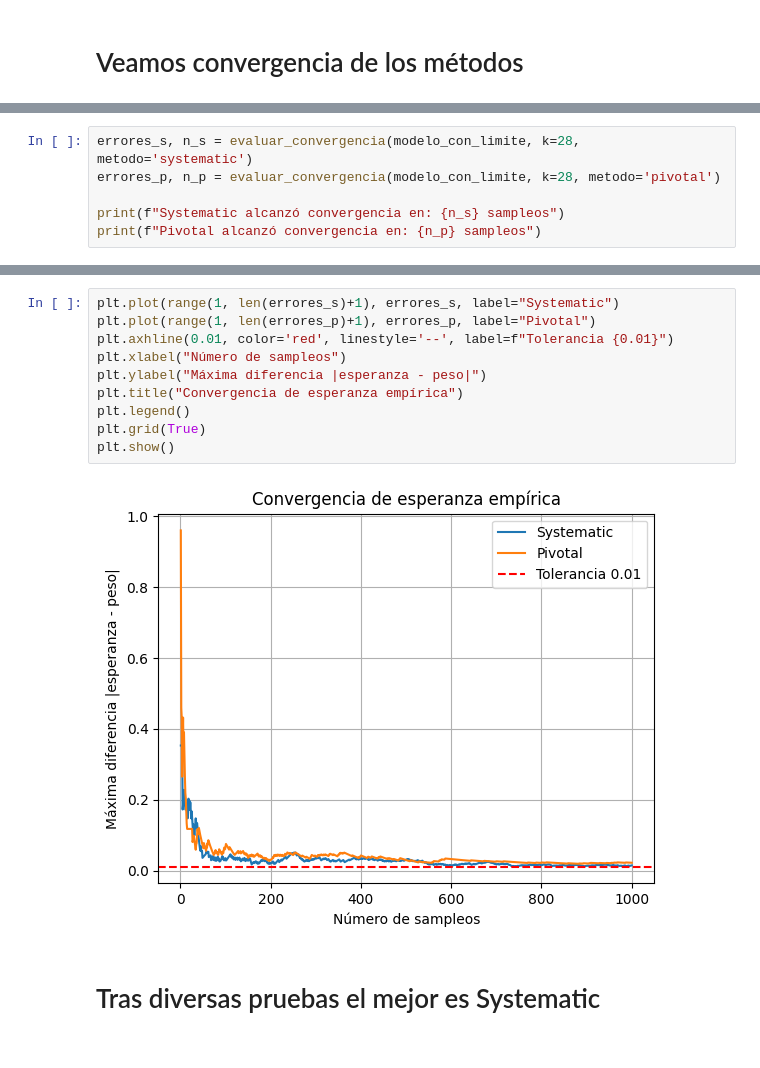
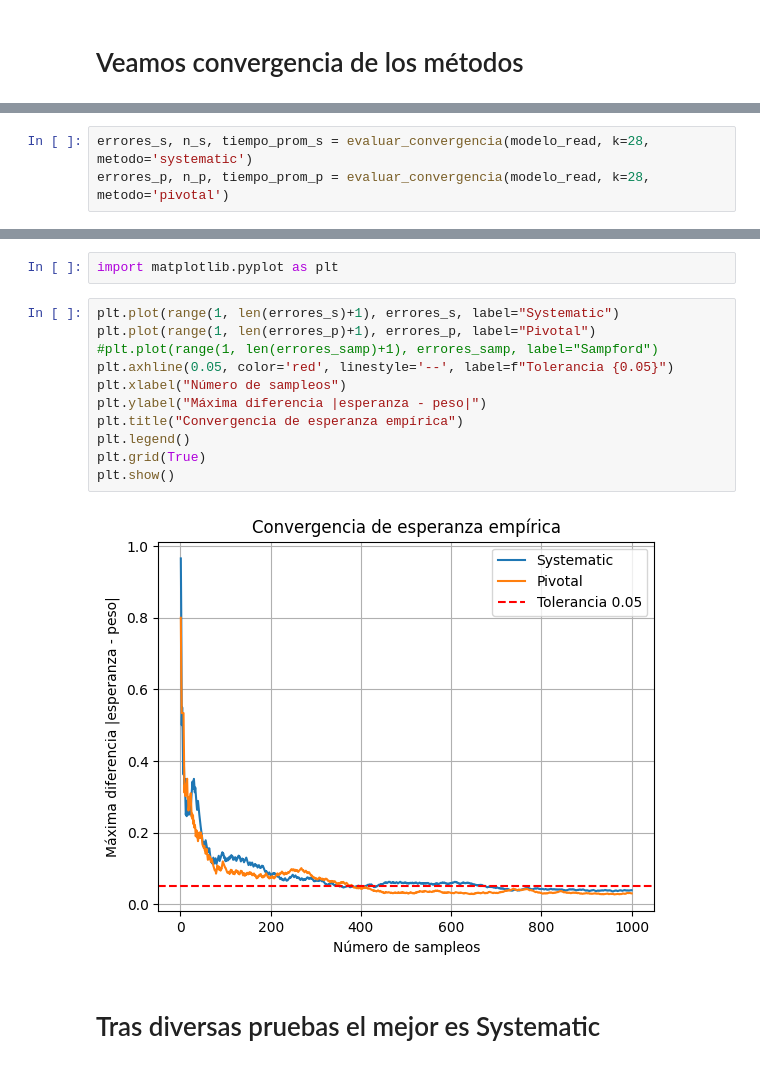
Before and after one commit to Andresdiazdcd/Tesis, a Jupyter notebook: Códigos/main.ipynb, the cells around one changed output, grey strips where cells are left out. Saved outputs shown, nothing was run; the diff lists cells and outputs as text.

```diff
--- a/Códigos/main.ipynb
+++ b/Códigos/main.ipynb
@@ -1593,7 +1642,4 @@ def evaluar_convergencia(modelo, k, metodo='systematic', epsilon=0.015, N_max=10
 # %%
-errores_s, n_s = evaluar_convergencia(modelo_con_limite, k=28, metodo='systematic')
-errores_p, n_p = evaluar_convergencia(modelo_con_limite, k=28, metodo='pivotal')
-
-print(f"Systematic alcanzó convergencia en: {n_s} sampleos")
-print(f"Pivotal alcanzó convergencia en: {n_p} sampleos")
+errores_s, n_s, tiempo_prom_s = evaluar_convergencia(modelo_read, k=28, metodo='systematic')
+errores_p, n_p, tiempo_prom_p = evaluar_convergencia(modelo_read, k=28, metodo='pivotal')
 # %% [output]
@@ -1615,15 +1675,18 @@ Pivotal alcanzó convergencia en: None sampleos
+# %%
+import matplotlib.pyplot as plt
 # %%
 plt.plot(range(1, len(errores_s)+1), errores_s, label="Systematic")
 plt.plot(range(1, len(errores_p)+1), errores_p, label="Pivotal")
-plt.axhline(0.01, color='red', linestyle='--', label=f"Tolerancia {0.01}")
+#plt.plot(range(1, len(errores_samp)+1), errores_samp, label="Sampford")
+plt.axhline(0.05, color='red', linestyle='--', label=f"Tolerancia {0.05}")
 plt.xlabel("Número de sampleos")
 plt.ylabel("Máxima diferencia |esperanza - peso|")
 plt.title("Convergencia de esperanza empírica")
 plt.legend()
 plt.grid(True)
 plt.show()
 # %% [output]
-[figure, old version]
+[figure, new version]
 # %% [markdown]
 # Tras diversas pruebas el mejor es Systematic
 # %% [markdown]
```
Also changed, not shown: parts of 10 cells of this notebook, 10 other files.
